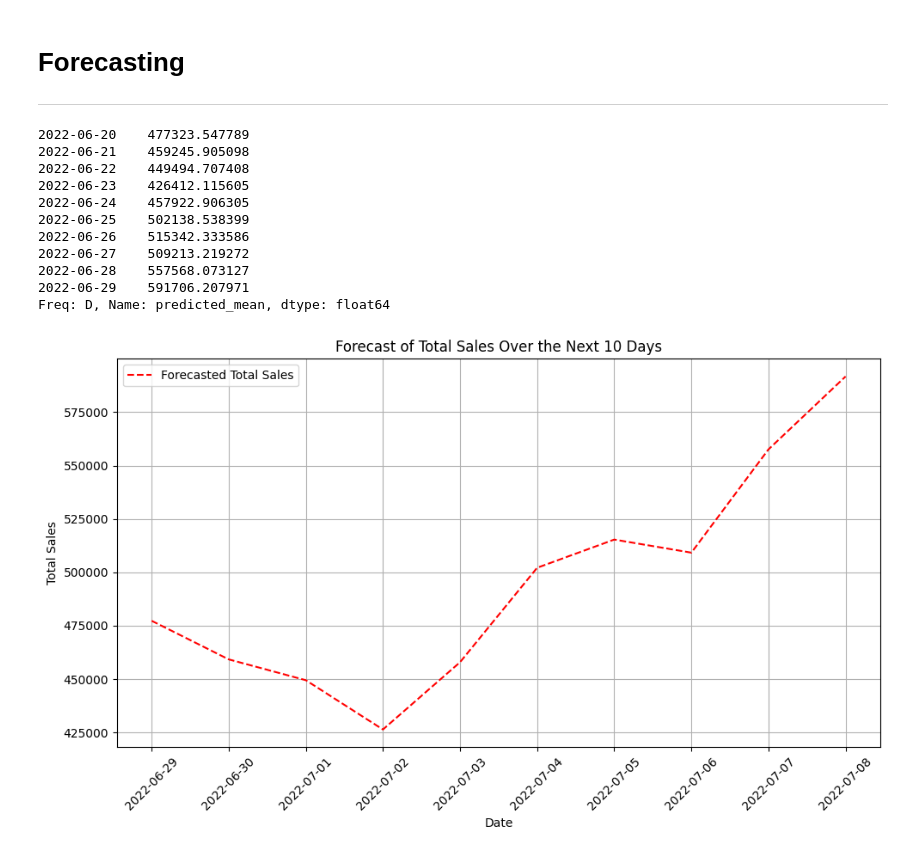
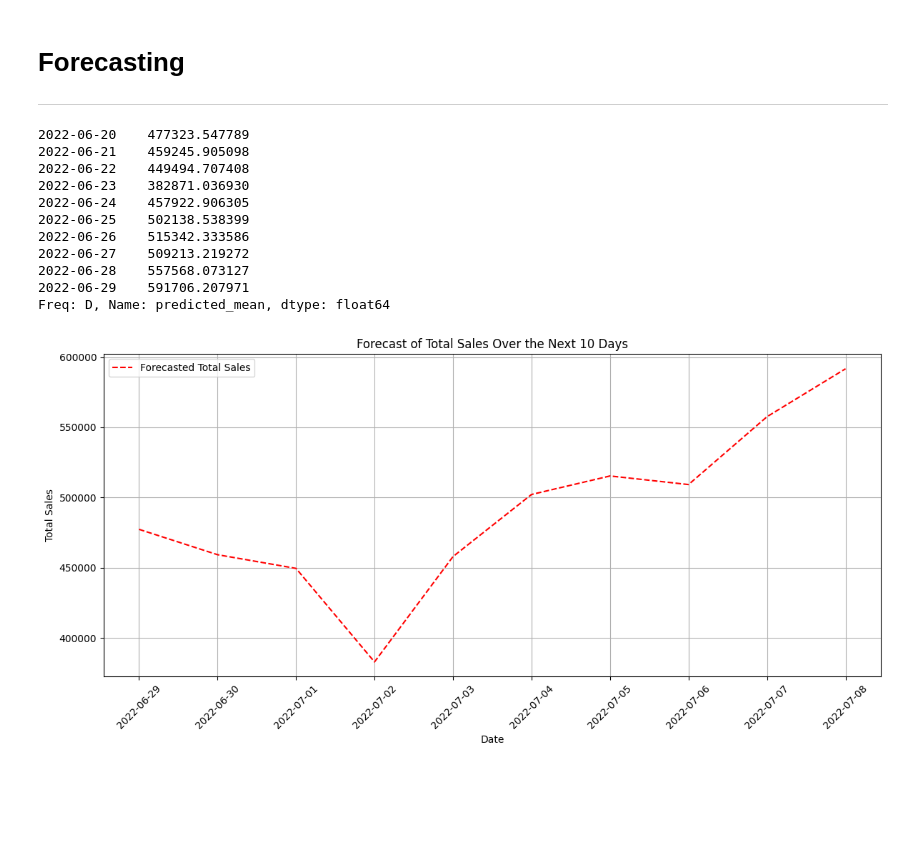
Before and after one commit to FTDS-assignment-bay/p2-final-project-ftds-027-hck-group-002, a Jupyter notebook: main_model_timeseries/inference.ipynb, the cells around one changed output. Saved outputs shown, nothing was run; the diff lists cells and outputs as text; code cells hidden in the pictures; blank space fills up the shorter version.

Commit message:
Model Forecasting

```diff
--- a/main_model_timeseries/inference.ipynb
+++ b/main_model_timeseries/inference.ipynb
@@ -38,7 +39,7 @@ memory usage: 216.0 bytes
 forecast_days = 10
 
 # Future total quantity for future dates
-future_qty_sum = [718, 696, 678, 650, 687, 763, 790, 777, 854, 902]
+future_qty_sum = [718, 696, 678, 583, 687, 763, 790, 777, 854, 902]
 # %%
 # Ensure test.index[-1] is a Timestamp and then add Timedelta for weekly forecast
 forecast_index = pd.date_range(test.index[-1] + pd.Timedelta(days=1), periods=forecast_days, freq='D')
@@ -57,7 +57,7 @@ forecast_mean
 2022-06-20    477323.547789
 2022-06-21    459245.905098
 2022-06-22    449494.707408
-2022-06-23    426412.115605
+2022-06-23    382871.036930
 2022-06-24    457922.906305
 2022-06-25    502138.538399
 2022-06-26    515342.333586
@@ -65,25 +65,27 @@ forecast_mean
 2022-06-28    557568.073127
 2022-06-29    591706.207971
 Freq: D, Name: predicted_mean, dtype: float64
-# %%
-# Visualization Forecast
-
-# Create a plot
-plt.figure(figsize=(10, 6))
-
-# Plot forecasted values for the next 4 weeks
-plt.plot(forecast_index, forecast_mean, label='Forecasted Total Sales', color='red', linestyle='--')
-
-# Labels and title
-plt.title('Forecast of Total Sales Over the Next 10 Days')
-plt.xlabel('Date')
-plt.ylabel('Total Sales')
-plt.legend()
-
-# Display the plot
-plt.grid(True)
-plt.xticks(rotation=45)
-plt.tight_layout()
-plt.show()
-# %% [output]
-[figure, removed]
+# %%
+# Visualization Forecast
+
+# Create a plot
+plt.figure(figsize=(12,6))
+plt.plot(forecast_index, forecast_mean, label='Forecasted Total Sales', color='red', linestyle='--')
+
+# Format the X-axis to show dates correctly
+plt.gca().xaxis.set_major_formatter(mdates.DateFormatter('%Y-%m-%d'))  # Format the date
+plt.gca().xaxis.set_major_locator(mdates.DayLocator(interval=1))       # Show each day
+
+# Labels and title
+plt.title(f"Forecast of Total Sales Over the Next {forecast_days} Days")
+plt.xlabel("Date")
+plt.ylabel("Total Sales")
+plt.legend()
+
+# Display the plot
+plt.grid(True)
+plt.xticks(rotation=45)
+plt.tight_layout()
+plt.show()
+# %% [output]
+[figure, added]
```
Also changed, not shown: parts of 2 cells of this notebook, 3 other files.
